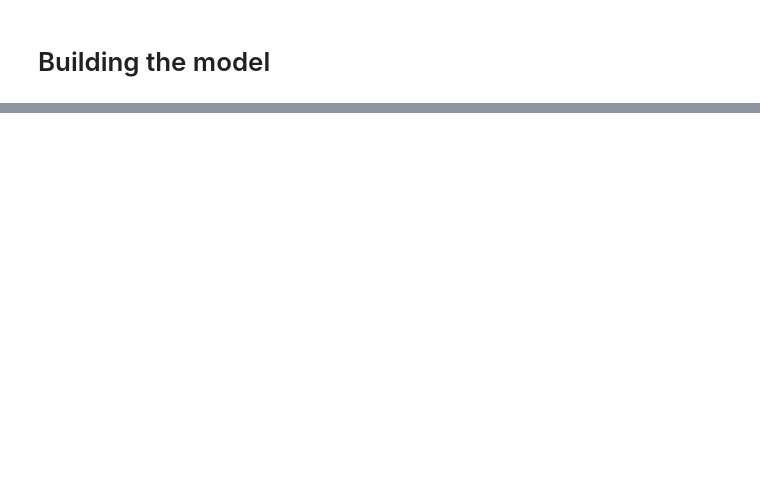
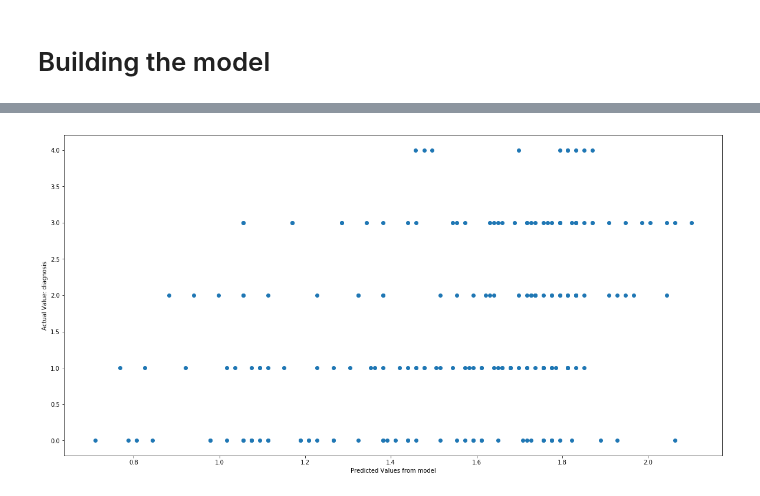
Before and after one commit to Jakearns95/heart-disease, a Jupyter notebook: Heart_Disease_Analysis.ipynb, the cells around one changed output, grey strips where cells are left out. Saved outputs shown, nothing was run; the diff lists cells and outputs as text; code cells hidden in the pictures; blank space fills up the shorter version.

```diff
--- a/Heart_Disease_Analysis.ipynb
+++ b/Heart_Disease_Analysis.ipynb
@@ -207,8 +206,8 @@ sns.regplot(x=va_df['BP'], y=va_df['chol'])
 # %%
-x = va_df['BP']
-y = va_df['chol']
+# linear regression
+x = va_df_filled[['age','exang']]
+y = va_df['diagnosis']
 
-model = sm.OLS(y,x)
-estt = model.fit()
-print(estt.summary())
+model = sm.OLS(y,x).fit()
+print(model.summary())
 # %% [output]
@@ -215,0 +231,11 @@ MissingDataError: exog contains inf or nans
+# %%
+import matplotlib.pyplot as plt
+
+predictions = model.predict(x)
+plt.figure(figsize = (20,10))
+plt.scatter(predictions, y)
+plt.xlabel("Predicted Values from model")
+plt.ylabel("Actual Value: diagnosis")
+plt.show()
+# %% [output]
+[figure, added]
```
Also changed, not shown: parts of 18 cells of this notebook, 1 other file.
